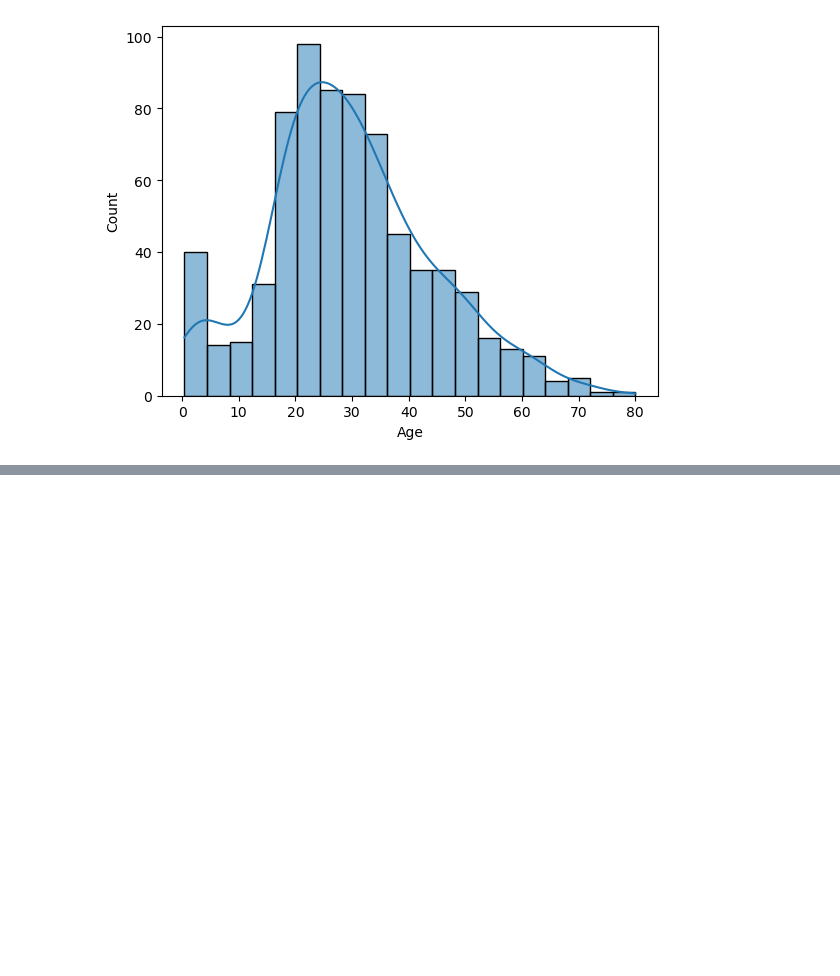
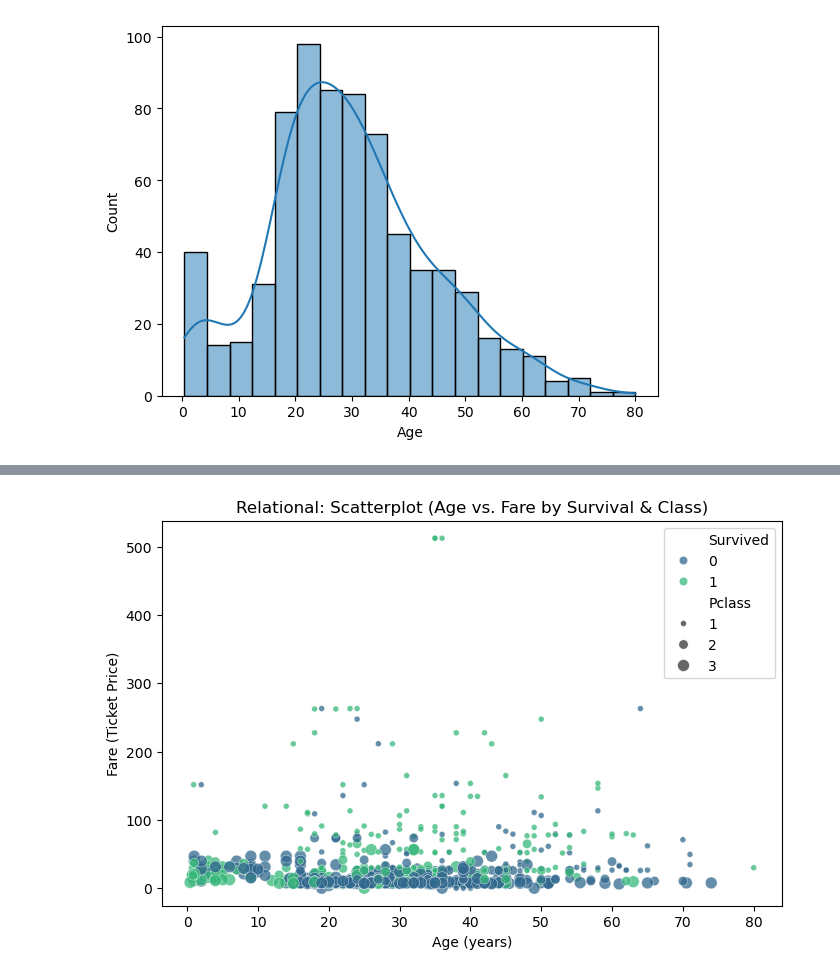
Before and after one commit to tsrinu9997/ml, a Jupyter notebook: eda/univariate-analysis.ipynb, the cells around one changed output, grey strips where cells are left out. Drawn from its saved outputs; the diff is of its cells as text; code cells hidden in the pictures; blank space fills up the shorter version.

```diff
--- a/eda/univariate-analysis.ipynb
+++ b/eda/univariate-analysis.ipynb
@@ -78,0 +149,17 @@ sns.histplot(df['Age'], kde=True)
+# %%
+plt.figure(figsize=(8, 5))
+sns.scatterplot(
+    data=df,
+    x='Age',
+    y='Fare',
+    hue='Survived',
+    size='Pclass',
+    palette='viridis',
+    alpha=0.75
+)
+plt.title('Relational: Scatterplot (Age vs. Fare by Survival & Class)')
+plt.xlabel('Age (years)')
+plt.ylabel('Fare (Ticket Price)')
+plt.show()
+# %% [output]
+[figure, added]
```
Also changed, not shown: parts of 46 cells of this notebook, 20 other files.
